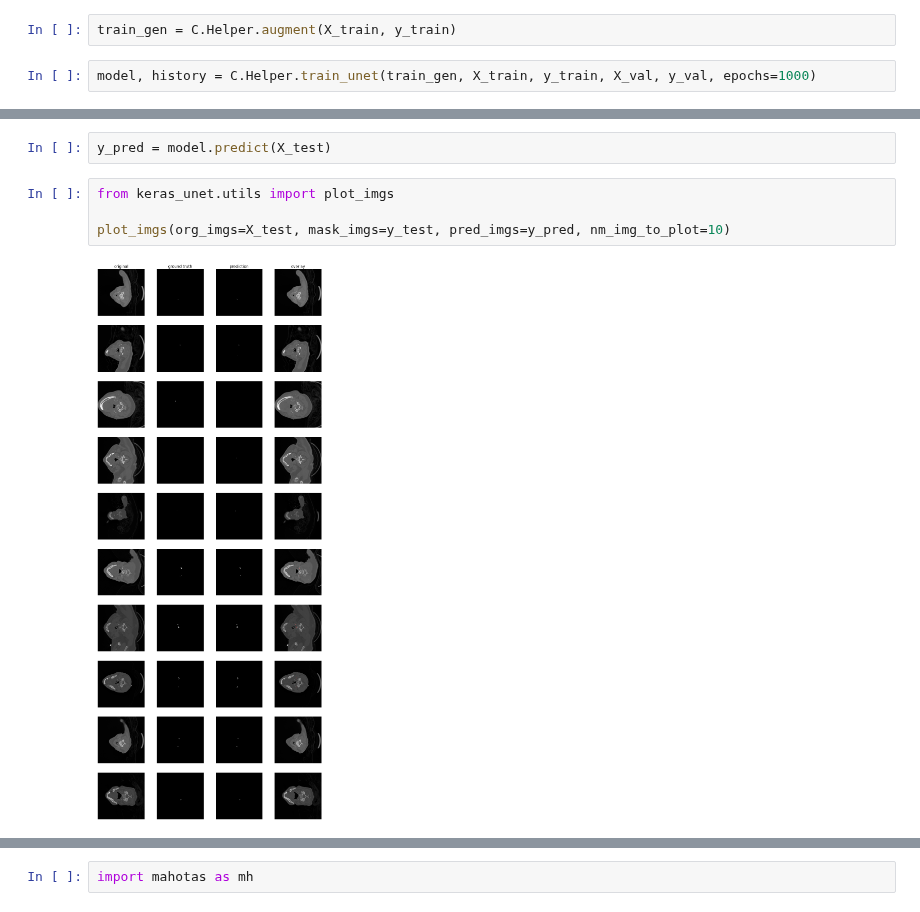
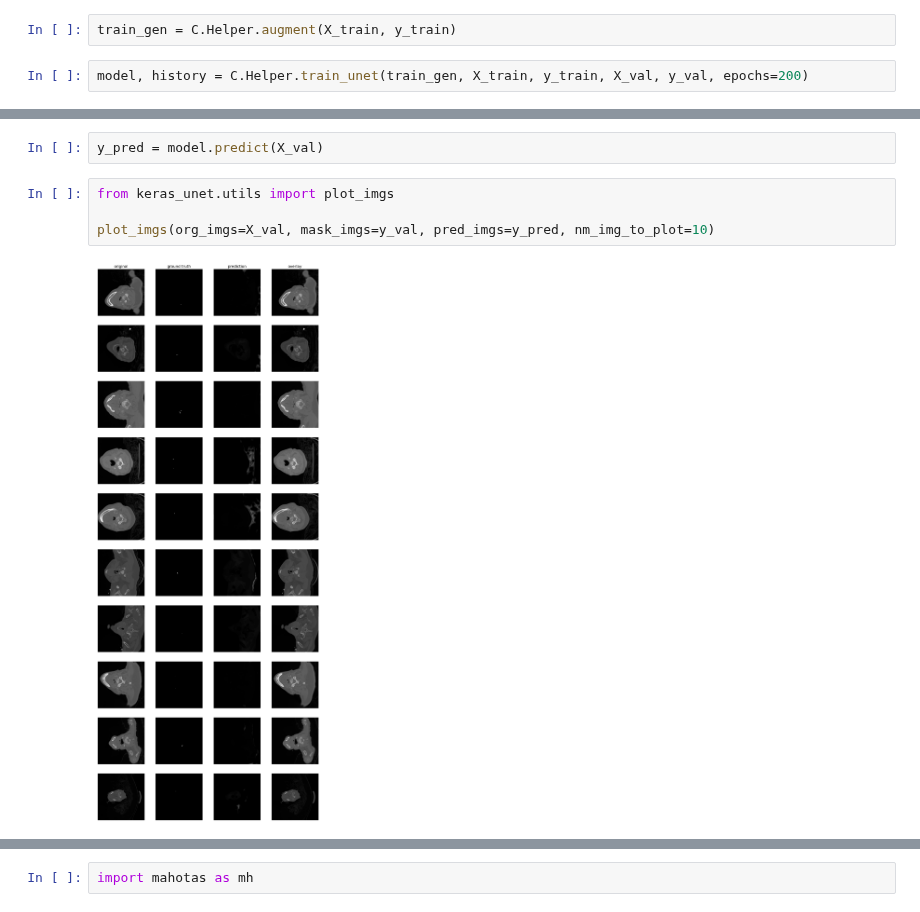
Before and after one commit to mpsych/CACTAS, a Jupyter notebook: _EXPERIMENTS/unet_full.ipynb, the cells around one changed output, grey strips where cells are left out. Drawn from its saved outputs; the diff is of its cells as text.

```diff
--- a/_EXPERIMENTS/unet_full.ipynb
+++ b/_EXPERIMENTS/unet_full.ipynb
@@ -24,5 +24,5 @@ X_train, X_val, y_train, y_val = C.Helper.split(images, labels, val_size=0.2)
 # %%
 train_gen = C.Helper.augment(X_train, y_train)
 # %%
-model, history = C.Helper.train_unet(train_gen, X_train, y_train, X_val, y_val, epochs=1000)
+model, history = C.Helper.train_unet(train_gen, X_train, y_train, X_val, y_val, epochs=200)
 # %% [output]
@@ -65,9 +70,9 @@ plot_segm_history(history)
 # %%
-y_pred = model.predict(X_test)
+y_pred = model.predict(X_val)
 # %%
 from keras_unet.utils import plot_imgs
 
-plot_imgs(org_imgs=X_test, mask_imgs=y_test, pred_imgs=y_pred, nm_img_to_plot=10)
+plot_imgs(org_imgs=X_val, mask_imgs=y_val, pred_imgs=y_pred, nm_img_to_plot=10)
 # %% [output]
-[figure, old version]
+[figure, new version]
 # %%
```
Also changed, not shown: parts of 5 cells of this notebook, 1 other file.
